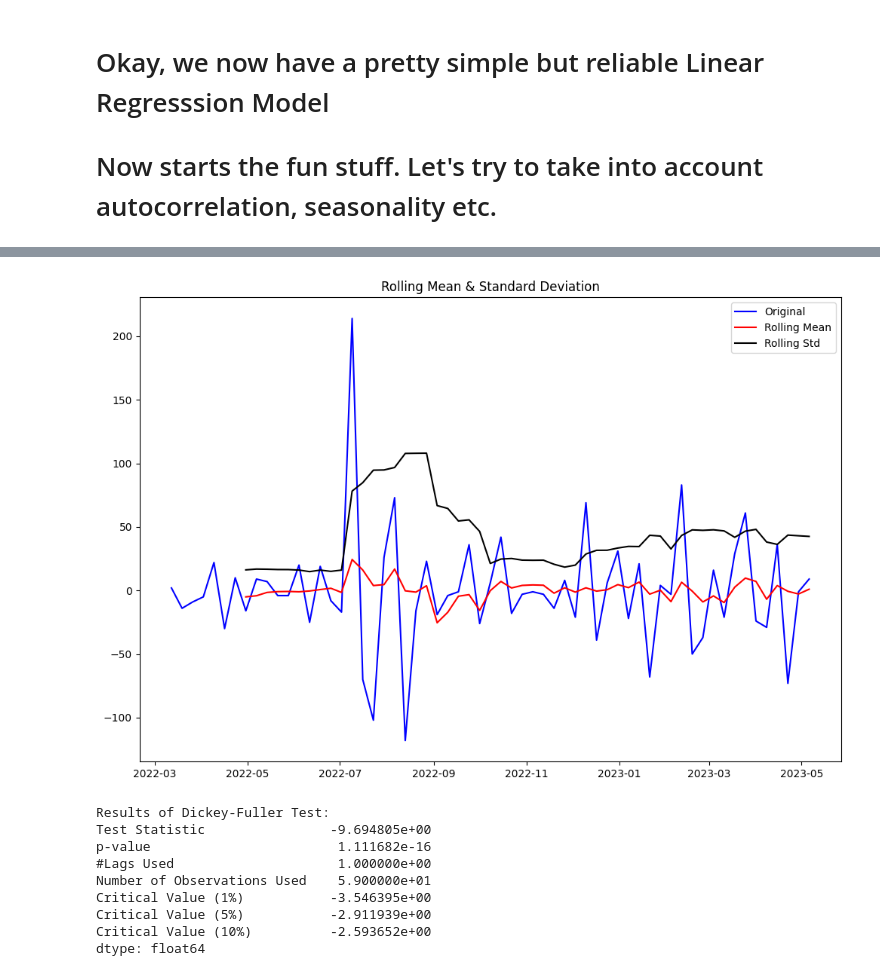
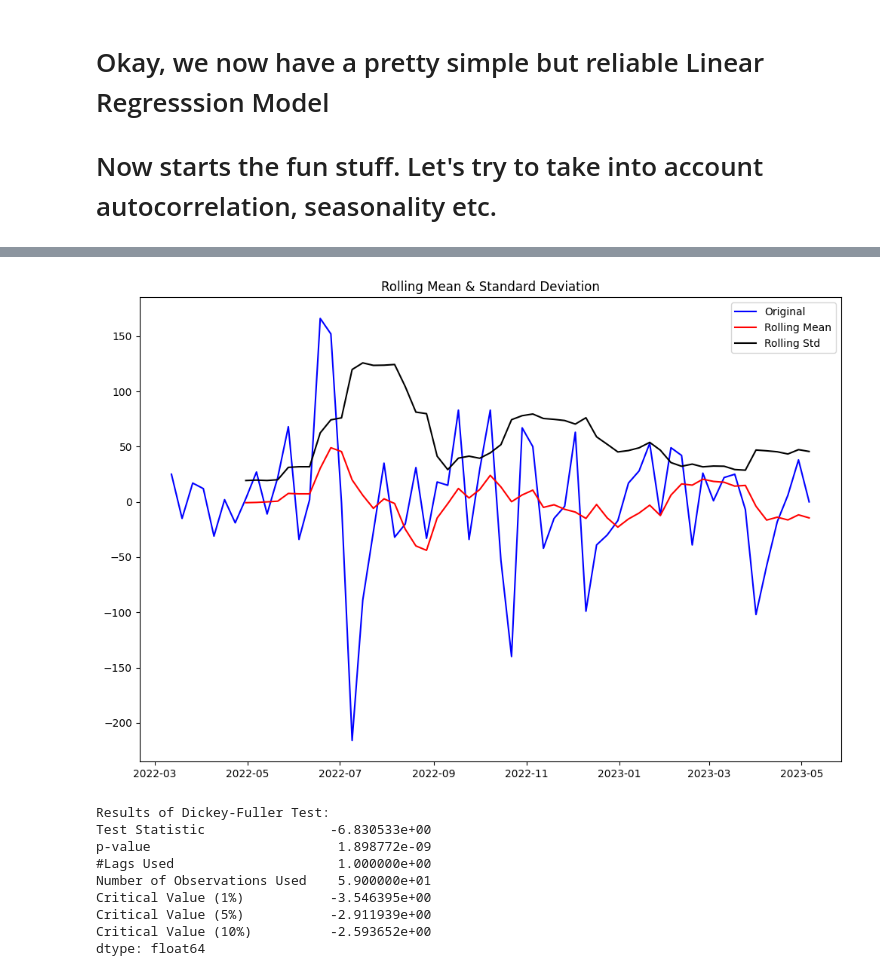
Before and after one commit to josalhor/hp-stock, a Jupyter notebook: pred.ipynb, the cells around one changed output, grey strips where cells are left out. Cells and saved outputs as stored; diff of their text form; code cells hidden in the pictures.

```diff
--- a/pred.ipynb
+++ b/pred.ipynb
@@ -584,21 +605,21 @@ dtype: float64
 # %%
 
 train_prepared = train.copy()
 
 # TODO: Fill NaNs
 
 train_prepared = train_prepared[(train_prepared['product_number'] == 25662) & (train_prepared['date'] >= CONSIDER_FROM)]
-train_prepared = train_prepared.groupby('date').agg({'sales_units': 'sum'})['sales_units']
+train_prepared = train_prepared.groupby('date').agg({'inventory_units': 'sum'})['inventory_units']
 
 train_prepared['first_difference'] = train_prepared - train_prepared.shift(1)
 test_stationarity(train_prepared['first_difference'].dropna(inplace=False))
 
 timeseries = train_prepared['first_difference']
 # %% [output]
-[figure, old version]
+[figure, new version]
 Results of Dickey-Fuller Test:
-Test Statistic                -9.694805e+00
-p-value                        1.111682e-16
+Test Statistic                -6.830533e+00
+p-value                        1.898772e-09
 #Lags Used                     1.000000e+00
 Number of Observations Used    5.900000e+01
 Critical Value (1%)           -3.546395e+00
```
Also changed, not shown: parts of 14 cells of this notebook, 2 other files.
